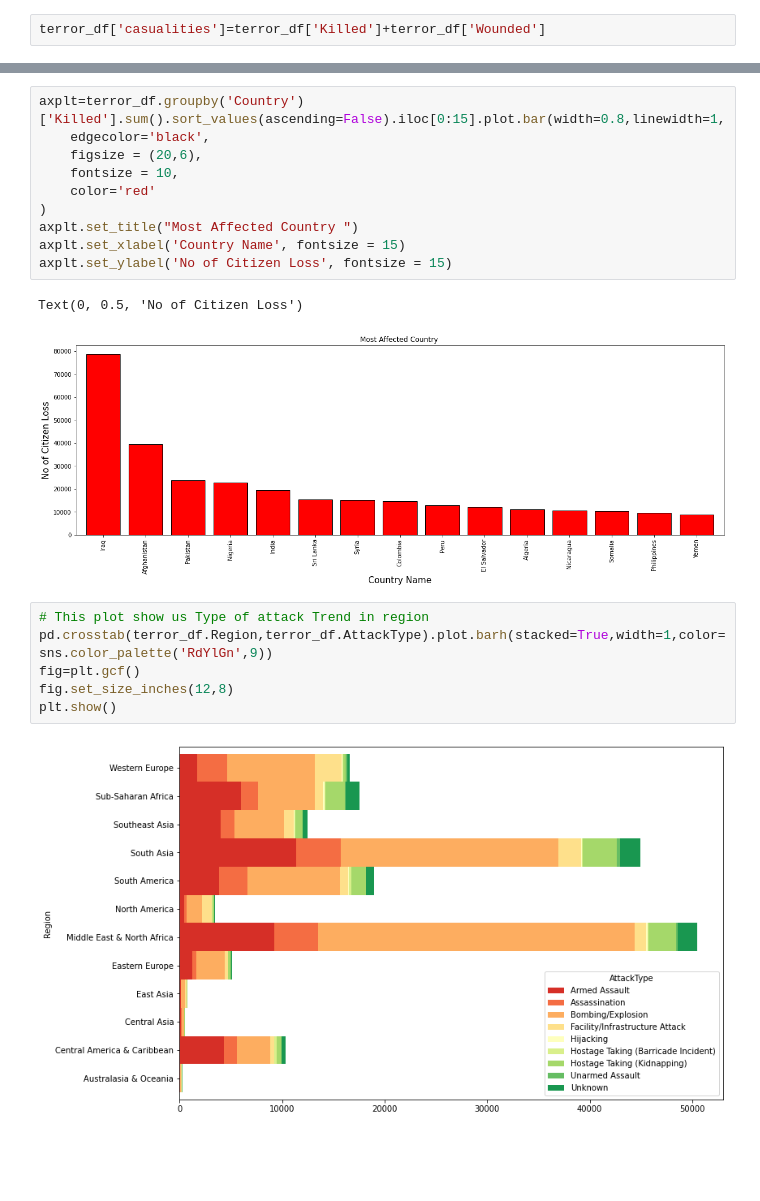
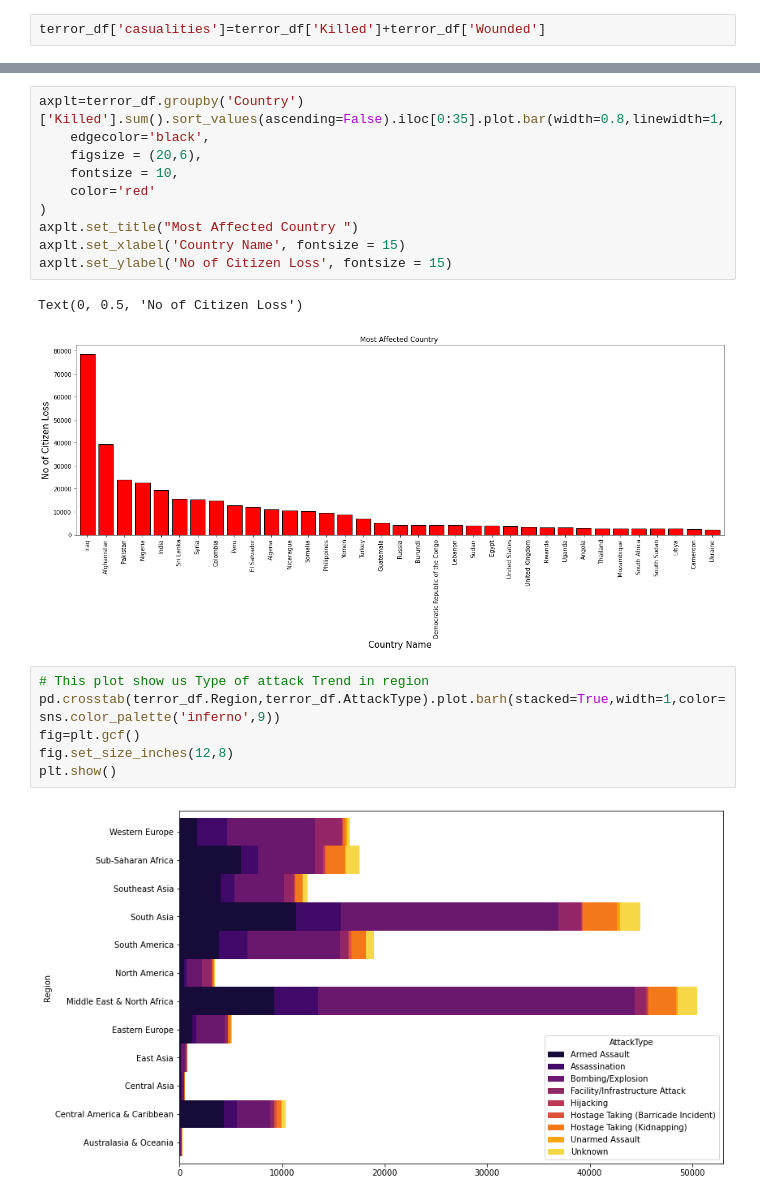
Before and after one commit to chinu1997/Team5-Capstone, a Jupyter notebook: Chinmaya_Devprasad_Team_5_Capstone_Project1.ipynb, the cells around one changed output, grey strips where cells are left out. Drawn from its saved outputs; the diff is of its cells as text; blank space fills up the shorter version.

```diff
--- a/Chinmaya_Devprasad_Team_5_Capstone_Project1.ipynb
+++ b/Chinmaya_Devprasad_Team_5_Capstone_Project1.ipynb
@@ -190,21 +225,21 @@ terror_df.head()
 # %%
-axplt=terror_df.groupby('Country')['Killed'].sum().sort_values(ascending=False).iloc[0:15].plot.bar(width=0.8,linewidth=1,
+axplt=terror_df.groupby('Country')['Killed'].sum().sort_values(ascending=False).iloc[0:35].plot.bar(width=0.8,linewidth=1,
     edgecolor='black',
     figsize = (20,6),
     fontsize = 10,
     color='red'
 )
 axplt.set_title("Most Affected Country ")
 axplt.set_xlabel('Country Name', fontsize = 15)
 axplt.set_ylabel('No of Citizen Loss', fontsize = 15)
 # %% [output]
 Text(0, 0.5, 'No of Citizen Loss')
-[figure, old version]
+[figure, new version]
 # %%
 # This plot show us Type of attack Trend in region
-pd.crosstab(terror_df.Region,terror_df.AttackType).plot.barh(stacked=True,width=1,color=sns.color_palette('RdYlGn',9))
+pd.crosstab(terror_df.Region,terror_df.AttackType).plot.barh(stacked=True,width=1,color=sns.color_palette('inferno',9))
 fig=plt.gcf()
 fig.set_size_inches(12,8)
 plt.show()
 # %% [output]
-[figure, old version]
+[figure, new version]
```
Also changed, not shown: parts of 30 cells of this notebook.
